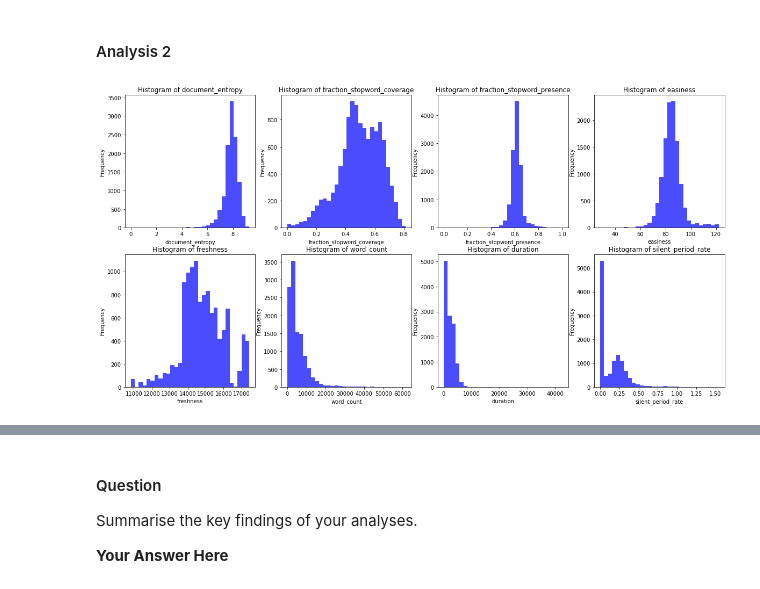
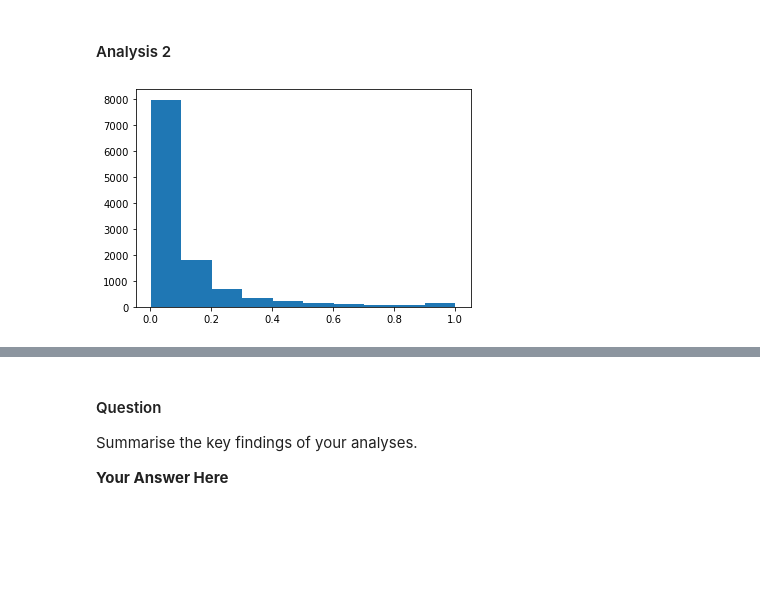
Before and after one commit to Beatrice-cyber/FAI, a Jupyter notebook: cw/COMP0186_CW1/assignment_COMP0186.ipynb, the cells around one changed output, grey strips where cells are left out. Drawn from its saved outputs; the diff is of its cells as text; code cells hidden in the pictures; blank space fills up the shorter version.

```diff
--- a/cw/COMP0186_CW1/assignment_COMP0186.ipynb
+++ b/cw/COMP0186_CW1/assignment_COMP0186.ipynb
@@ -177,16 +227,10 @@ From the above heamap, we can see that the for our y label(median engagement), c
 # %%
 import scipy.stats as stats
 features = ['document_entropy', 'fraction_stopword_coverage','fraction_stopword_presence',
             'easiness','freshness', 'word_count',
             'duration', 'silent_period_rate']
+
+plt.hist(lectures['median_engagement'])
+plt.show()
+# %% [output]
+[figure, added]
-# %%
-fig, axes = plt.subplots(2, 4, figsize=(20, 10))
-axes = axes.flatten()
-for i, col in enumerate(features):
-    data = lecture_noCat[col]
-    axes[i].hist(data, bins=30, color='blue', alpha=0.7)  # Create histogram
-    axes[i].set_title(f"Histogram of {col}")
-    axes[i].set_xlabel(col)
-    axes[i].set_ylabel('Frequency')
-# %% [output]
-[figure, removed]
```
Also changed, not shown: parts of 15 cells of this notebook, 1 other file.
